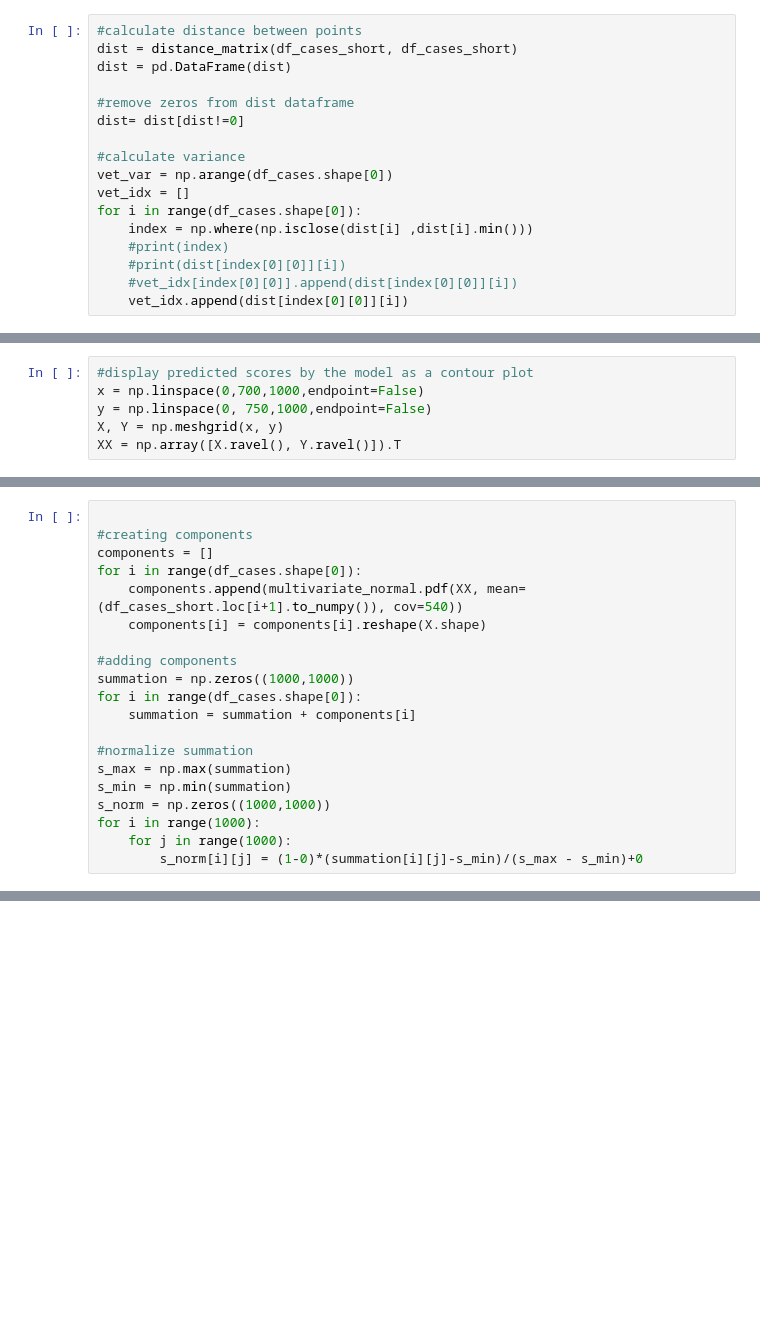
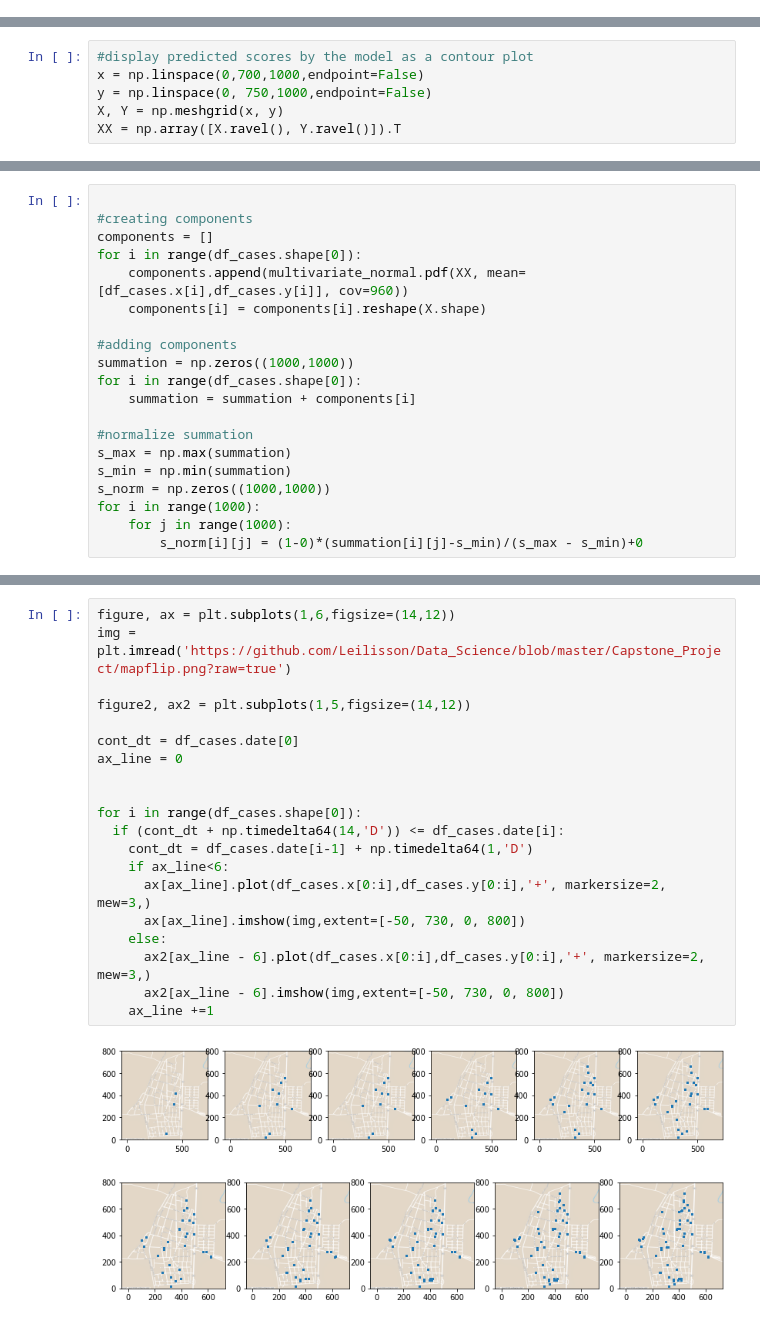
Before and after one commit to Leilisson/Data_Science, a Jupyter notebook: Capstone_Project/mult_mixture_dengue_fever.ipynb, the cells around one changed output, grey strips where cells are left out. Drawn from its saved outputs; the diff is of its cells as text; blank space fills up the shorter version.

```diff
--- a/Capstone_Project/mult_mixture_dengue_fever.ipynb
+++ b/Capstone_Project/mult_mixture_dengue_fever.ipynb
@@ -26,18 +26 @@ df_cases_short.drop(columns=['label','date'], inplace=True)
 ##############################end of data pre-processing##########################
-# %%
-#calculate distance between points
-dist = distance_matrix(df_cases_short, df_cases_short)
-dist = pd.DataFrame(dist)
-
-#remove zeros from dist dataframe
-dist= dist[dist!=0]
-
-#calculate variance
-vet_var = np.arange(df_cases.shape[0])
-vet_idx = []
-for i in range(df_cases.shape[0]):
-    index = np.where(np.isclose(dist[i] ,dist[i].min()))
-    #print(index)
-    #print(dist[index[0][0]][i])
-    #vet_idx[index[0][0]].append(dist[index[0][0]][i])
-    vet_idx.append(dist[index[0][0]][i])
@@ -58,7 +58,7 @@ Name: 1, dtype: int64
 #creating components
 components = []
 for i in range(df_cases.shape[0]):
-    components.append(multivariate_normal.pdf(XX, mean=(df_cases_short.loc[i+1].to_numpy()), cov=540))
+    components.append(multivariate_normal.pdf(XX, mean=[df_cases.x[i],df_cases.y[i]], cov=960))
     components[i] = components[i].reshape(X.shape)
 
 #adding components
@@ -90,0 +89,23 @@ Text(0.5, 1.0, 'Gaussian Mixture Model')
+# %%
+figure, ax = plt.subplots(1,6,figsize=(14,12))
+img = plt.imread('https://github.com/Leilisson/Data_Science/blob/master/Capstone_Project/mapflip.png?raw=true')
+
+figure2, ax2 = plt.subplots(1,5,figsize=(14,12))
+
+cont_dt = df_cases.date[0]
+ax_line = 0
+
+
+for i in range(df_cases.shape[0]):
+  if (cont_dt + np.timedelta64(14,'D')) <= df_cases.date[i]:
+    cont_dt = df_cases.date[i-1] + np.timedelta64(1,'D')
+    if ax_line<6:
+      ax[ax_line].plot(df_cases.x[0:i],df_cases.y[0:i],'+', markersize=2, mew=3,)
+      ax[ax_line].imshow(img,extent=[-50, 730, 0, 800])
+    else:
+      ax2[ax_line - 6].plot(df_cases.x[0:i],df_cases.y[0:i],'+', markersize=2, mew=3,)
+      ax2[ax_line - 6].imshow(img,extent=[-50, 730, 0, 800])
+    ax_line +=1
+# %% [output]
+[figure, added]
+[figure, added]
```
Also changed, not shown: parts of 6 cells of this notebook.
